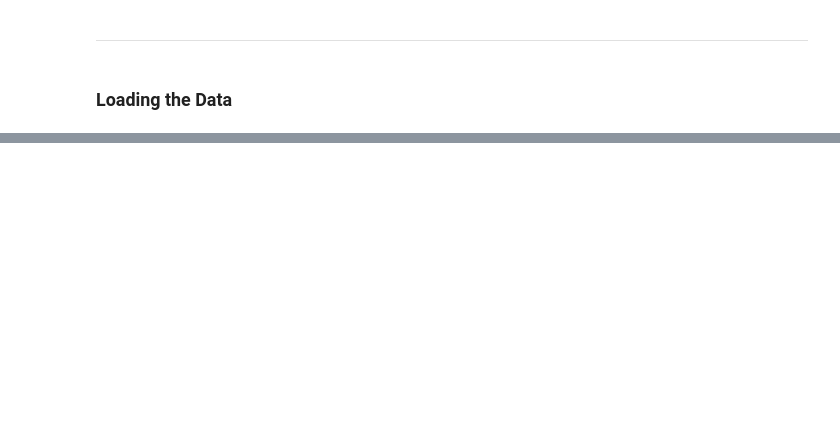
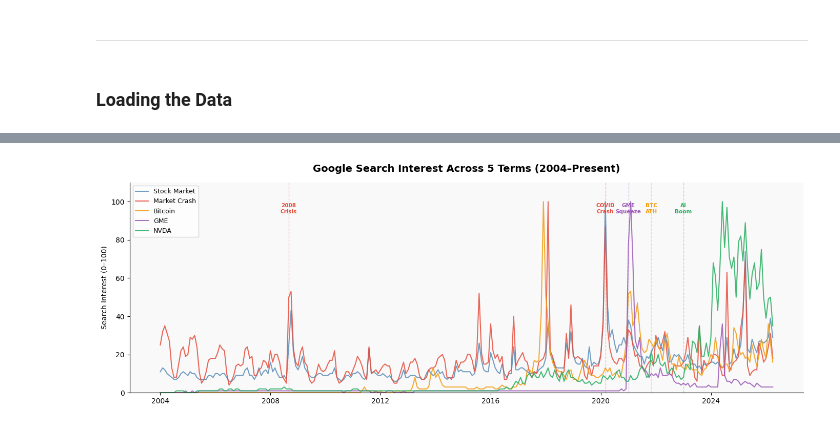
Before and after one commit to Wilozz/comm3180_S26_Blog, a Jupyter notebook: posts/006_DOW/DOW06.ipynb, the cells around one changed output, grey strips where cells are left out. Drawn from its saved outputs; the diff is of its cells as text; code cells hidden in the pictures; blank space fills up the shorter version.

```diff
--- a/posts/006_DOW/DOW06.ipynb
+++ b/posts/006_DOW/DOW06.ipynb
@@ -33,0 +84,41 @@ gme_price_df = pd.read_csv('data/GME_price.csv')
+# %%
+fig, ax = plt.subplots(figsize=(14, 5))
+
+colors = {
+    'Stock Market': '#5b8db8',
+    'Market Crash': '#e74c3c',
+    'Bitcoin': '#f39c12',
+    'GME': '#9b59b6',
+    'NVDA': '#27ae60'
+}
+
+for name, color in colors.items():
+    ax.plot(combined.index, combined[name],
+            label=name, color=color, linewidth=1.5, alpha=0.85)
+
+events = {
+    '2008-09-01': ('2008\nCrisis', '#e74c3c'),
+    '2020-03-01': ('COVID\nCrash', '#e74c3c'),
+    '2021-01-01': ('GME\nSqueeze', '#9b59b6'),
+    '2021-11-01': ('BTC\nATH', '#f39c12'),
+    '2023-01-01': ('AI\nBoom', '#27ae60'),
+}
+
+for date, (label, color) in events.items():
+    ax.axvline(pd.to_datetime(date), color=color, linestyle='--', alpha=0.35, linewidth=1)
+    ax.text(pd.to_datetime(date), 94, label, color=color,
+            fontsize=7.5, ha='center', fontweight='bold')
+
+ax.set_title('Google Search Interest Across 5 Terms (2004–Present)',
+             fontsize=14, fontweight='bold', pad=15)
+ax.set_ylabel('Search Interest (0–100)')
+ax.legend(loc='upper left', fontsize=9)
+ax.set_facecolor('#f9f9f9')
+fig.patch.set_facecolor('#ffffff')
+ax.spines[['top', 'right']].set_visible(False)
+ax.set_ylim(0, 110)
+plt.tight_layout()
+plt.savefig('img/overview.png', dpi=150, bbox_inches='tight')
+plt.show()
+# %% [output]
+[figure, added]
```
Also changed, not shown: parts of 27 cells of this notebook, 6 other files.
